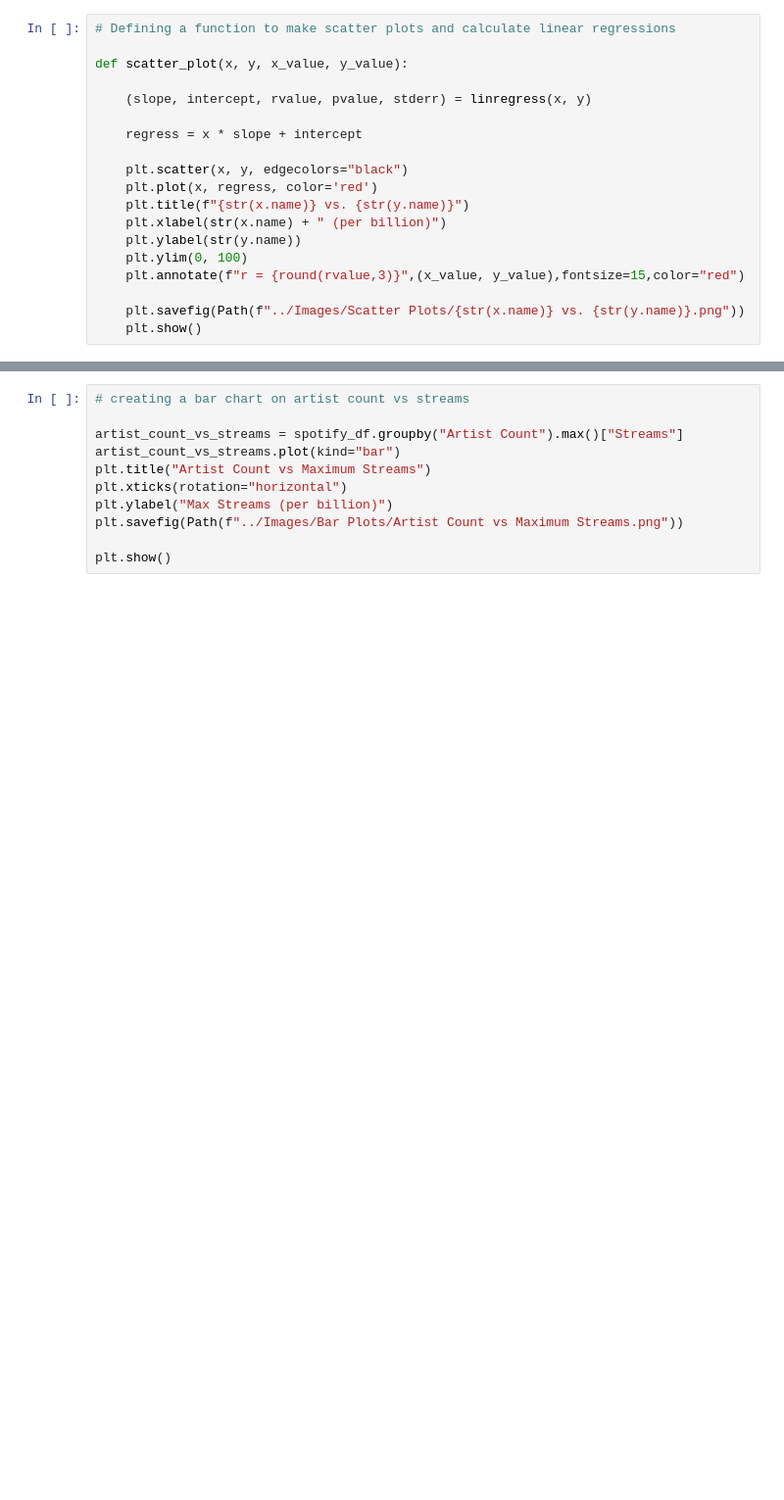
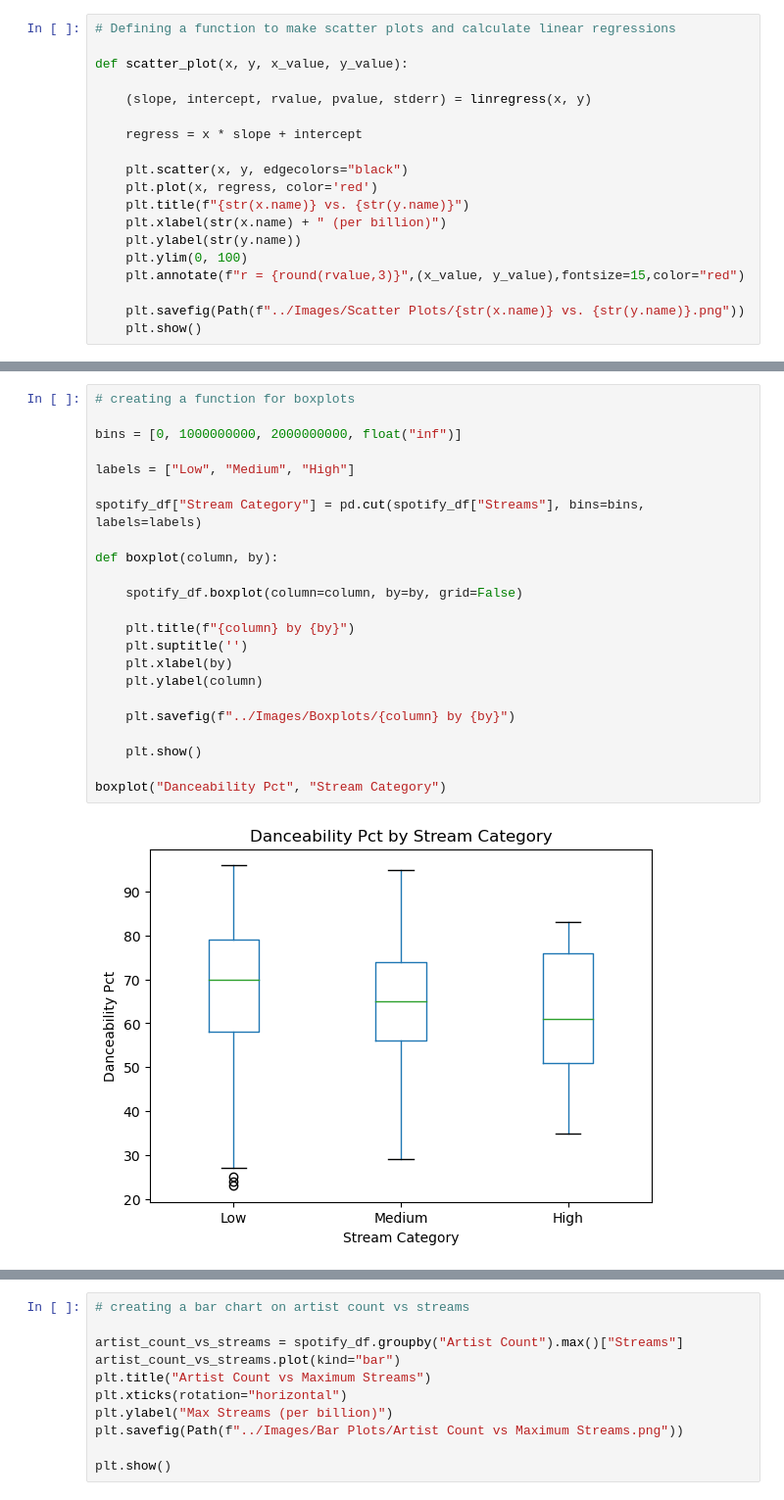
Before and after one commit to JustinS25/Project_4, a Jupyter notebook: Notebooks/visualizations.ipynb, the cells around one changed output, grey strips where cells are left out. Shown at 98% size. Saved outputs shown, nothing was run; the diff lists cells and outputs as text; blank space fills up the shorter version.

```diff
--- a/Notebooks/visualizations.ipynb
+++ b/Notebooks/visualizations.ipynb
@@ -92,0 +118,25 @@ def scatter_plot(x, y, x_value, y_value):
+# %%
+# creating a function for boxplots
+
+bins = [0, 1000000000, 2000000000, float("inf")]
+
+labels = ["Low", "Medium", "High"]
+
+spotify_df["Stream Category"] = pd.cut(spotify_df["Streams"], bins=bins, labels=labels)
+
+def boxplot(column, by):
+
+    spotify_df.boxplot(column=column, by=by, grid=False)
+
+    plt.title(f"{column} by {by}")
+    plt.suptitle('')
+    plt.xlabel(by)
+    plt.ylabel(column)
+
+    plt.savefig(f"../Images/Boxplots/{column} by {by}")
+
+    plt.show()
+
+boxplot("Danceability Pct", "Stream Category")
+# %% [output]
+[figure, added]
```
Also changed, not shown: parts of 14 cells of this notebook, 6 other files.
